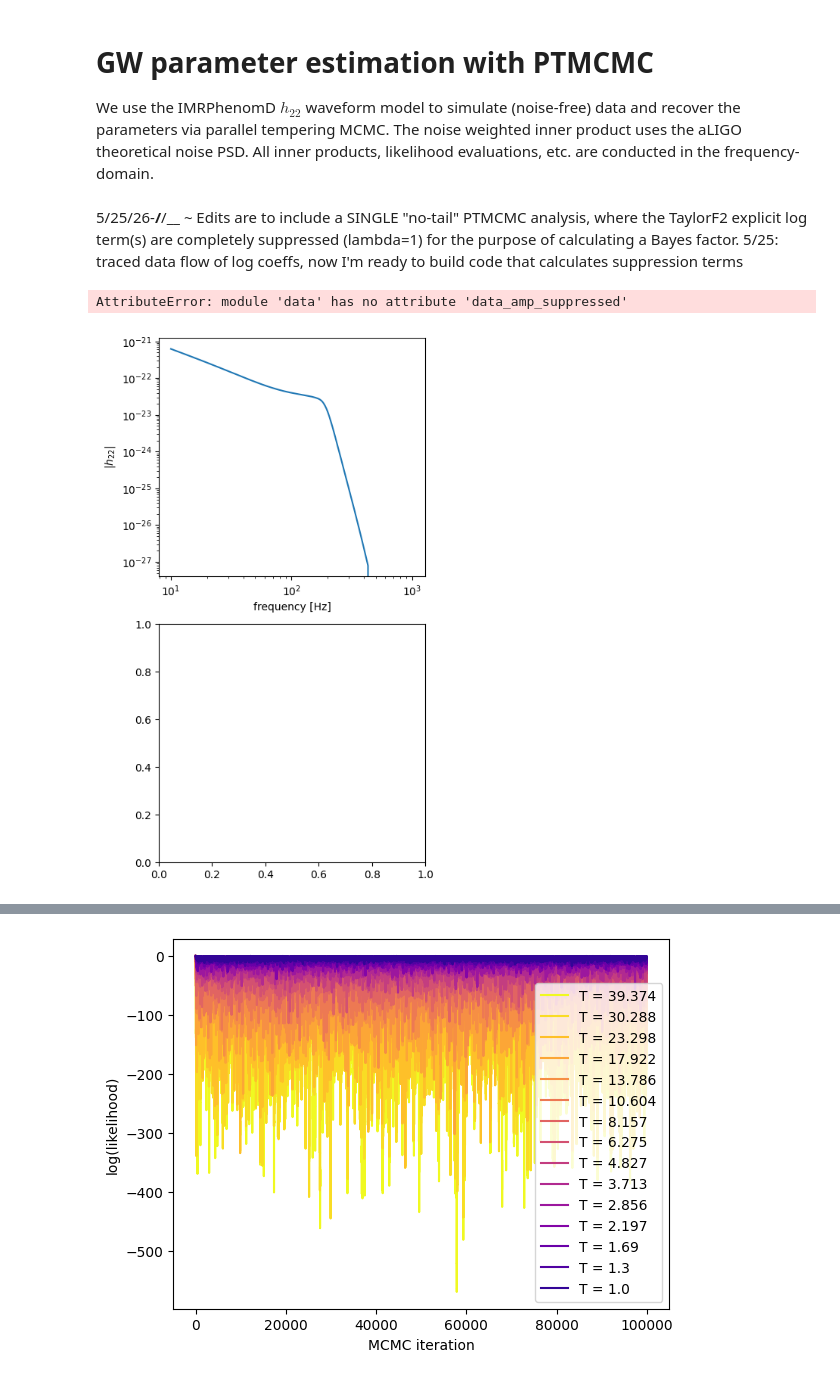
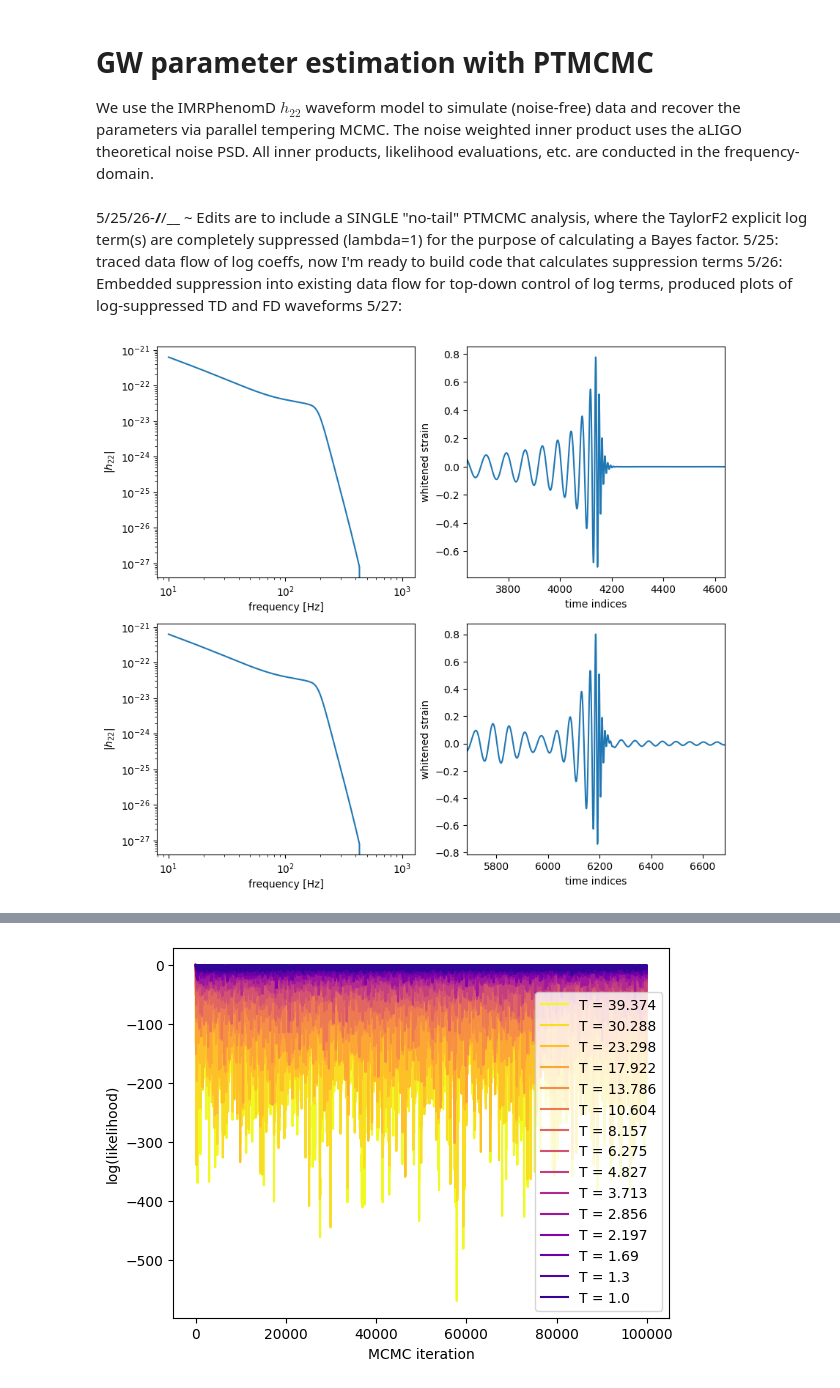
Before and after one commit to jimmy-gw/GWTails_ParameterEstimation, a Jupyter notebook: LOGSvsNOLOGS.ipynb, the cells around one changed output, grey strips where cells are left out. Drawn from its saved outputs; the diff is of its cells as text; code cells hidden in the pictures.

```diff
--- a/LOGSvsNOLOGS.ipynb
+++ b/LOGSvsNOLOGS.ipynb
@@ -5,6 +5,8 @@ We use the IMRPhenomD $h_{22}$ waveform model to simulate (noise-free) data and
 # %% [markdown]
 5/25/26-__/__/__ ~ Edits are to include a SINGLE "no-tail" PTMCMC analysis, where the TaylorF2 explicit log term(s) are completely suppressed (lambda=1) for the purpose of calculating a Bayes factor.
     5/25: traced data flow of log coeffs, now I'm ready to build code that calculates suppression terms
+    5/26: Embedded suppression into existing data flow for top-down control of log terms, produced plots of log-suppressed TD and FD waveforms
+    5/27:
 # %%
 import numpy as np
 import matplotlib.pyplot as plt
@@ -37,37 +39,37 @@ plt.ylabel(r'$|h_{22}|$')
 
 ## time-domain
 
 # tails
 plt.subplot(2, 2, 2)
 #pad lower frequencies for iFFT
 npad = int(wg.f[0] / wg.df)
 whitened_FD_waveform = np.pad(d.data_FD_waveform / l.sqrtS, (npad, 0))
 TD_waveform = np.fft.irfft(whitened_FD_waveform)
 TD_waveform = np.roll(TD_waveform, TD_waveform.shape[0] // 2)
 plt.plot(TD_waveform)
-plt.xlim(np.argmax(TD_waveform) - 500, np.argmax(TD_waveform) + 100)
+plt.xlim(np.argmax(TD_waveform) - 500, np.argmax(TD_waveform) + 500)
 plt.xlabel('time indices')
 plt.ylabel('whitened strain')
 
 # no tails
 plt.subplot(2, 2, 4)
 # pad lower frequencies for iFFT
 npad = int(wg.f[0] / wg.df)
 whitened_FD_waveform_suppressed = np.pad(d.data_FD_waveform_suppressed / l.sqrtS, (npad, 0))
 TD_waveform_suppressed = np.fft.irfft(whitened_FD_waveform_suppressed)
 TD_waveform_suppressed = np.roll(TD_waveform_suppressed, TD_waveform_suppressed.shape[0] // 2)
 plt.plot(TD_waveform_suppressed)
-plt.xlim(np.argmax(TD_waveform_suppressed) - 500, np.argmax(TD_waveform_suppressed) + 100)
+plt.xlim(np.argmax(TD_waveform_suppressed) - 500, np.argmax(TD_waveform_suppressed) + 500)
+#plt.xlim(3600,6400)
 plt.xlabel('time indices')
 plt.ylabel('whitened strain')
 
 
 
 
 plt.show()
 # %% [output]
-AttributeError: module 'data' has no attribute 'data_amp_suppressed'
-[figure, old version]
+[figure, new version]
 # %%
 # jump proposals
 Fisher = j.Fisher(d.x_inj)
```
Also changed, not shown: parts of 4 cells of this notebook, 3 other files.
